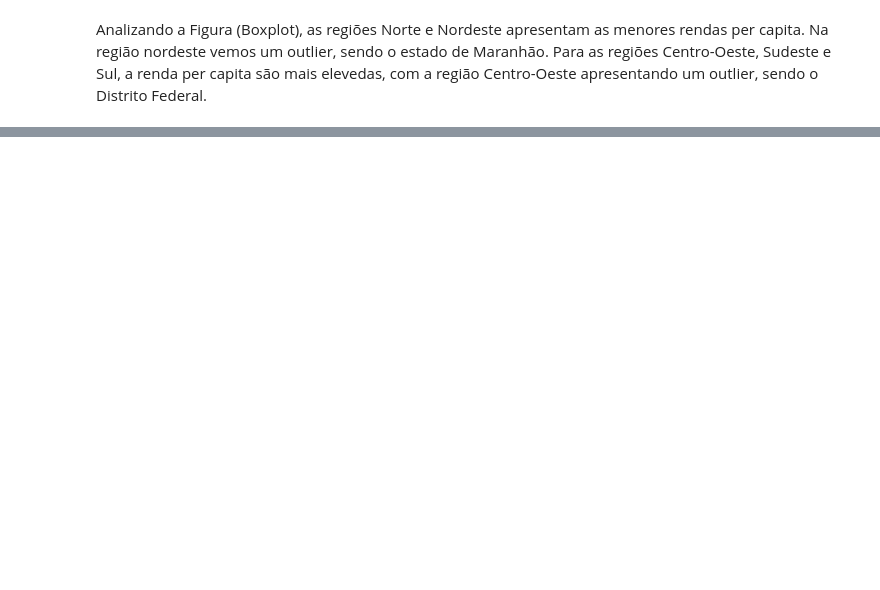
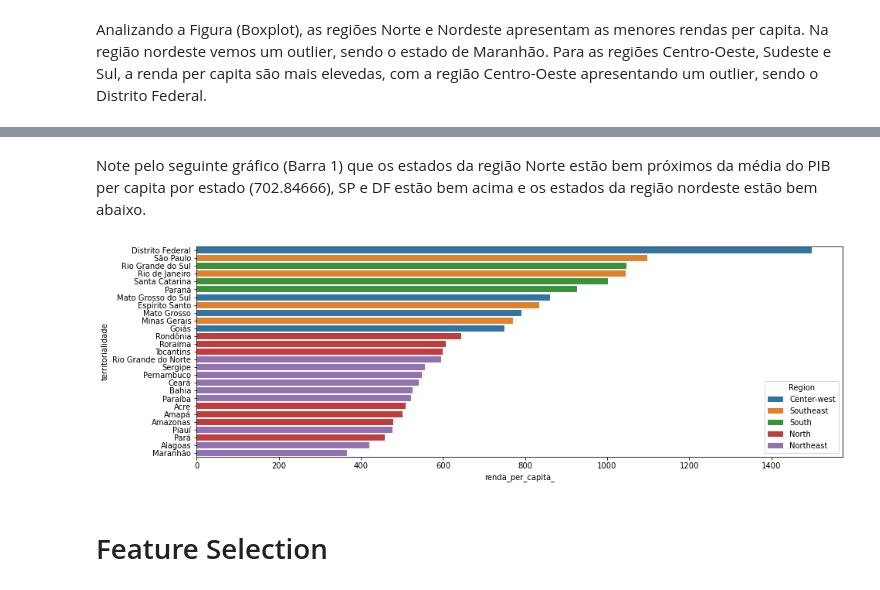
Before and after one commit to VitorBSP/GDP_StatesBR, a Jupyter notebook: modelagem.ipynb, the cells around one changed output, grey strips where cells are left out. Saved outputs shown, nothing was run; the diff lists cells and outputs as text; code cells hidden in the pictures; blank space fills up the shorter version.

```diff
--- a/modelagem.ipynb
+++ b/modelagem.ipynb
@@ -79,3 +85,10 @@ sns.PairGrid(data=base.iloc[0:27,:],y_vars=['renda_per_capita_'],x_vars=['idhm_e
+# %% [markdown]
+Note pelo seguinte gráfico (Barra 1) que os estados da região Norte estão bem próximos da média do PIB per capita por estado (702.84666), SP e DF estão bem acima e os estados da região nordeste estão bem abaixo.
+# %%
+plt.figure(figsize=(15, 5))
+sns.barplot(data=base.iloc[0:27,:].sort_values('renda_per_capita_', ascending=False), y='territorialidade', x = 'renda_per_capita_', hue = 'Region', dodge=False);
+# %% [output]
+[figure, added]
 # %%
 dummies = pd.get_dummies(base['Region'])
 base[dummies.columns] = dummies
@@ -92,3 +105,5 @@ y_val = val['renda_per_capita_']
 treino = treino.drop(columns=['renda_per_capita_'])
 teste = teste.drop(columns=['renda_per_capita_'])
 val = val.drop(columns=['renda_per_capita_'])
+# %% [markdown]
+# Feature Selection
```
Also changed, not shown: parts of 36 cells of this notebook.
